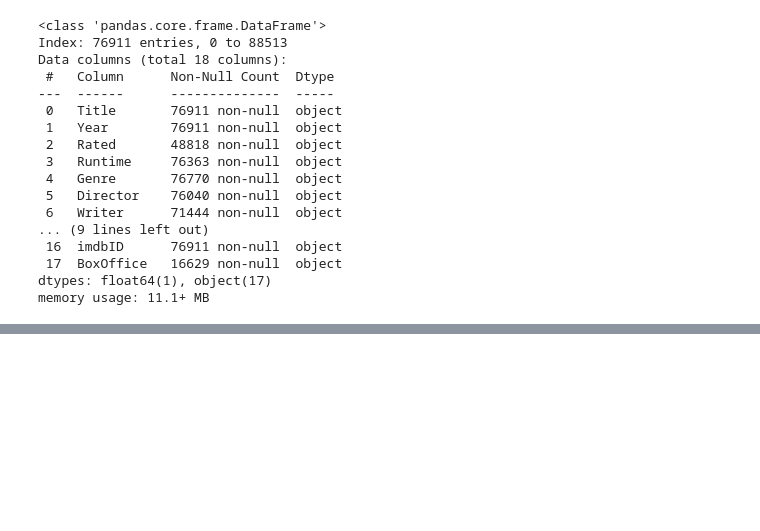
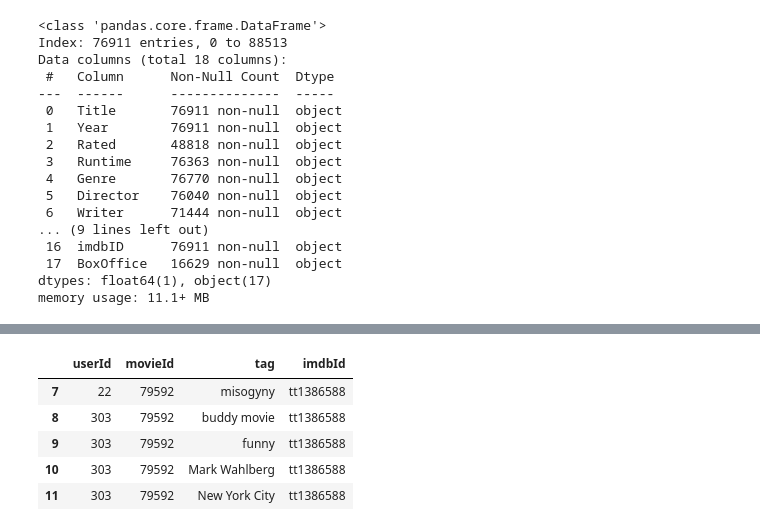
Before and after one commit to NgHoangQuan2204/Recommendation-System, a Jupyter notebook: notebooks/data-preprocessing.ipynb, the cells around one changed output, grey strips where cells are left out. Cells and saved outputs as stored; diff of their text form; code cells hidden in the pictures; blank space fills up the shorter version.

```diff
--- a/notebooks/data-preprocessing.ipynb
+++ b/notebooks/data-preprocessing.ipynb
@@ -96,5 +86,5 @@ C
 # %%
 vote_count = df[df['imdbVotes'].notnull()]['imdbVotes'].astype('int')
-m = vote_count.quantile(0.85)
+m = vote_count.quantile(0.9)
 m
 # %% [output]
@@ -210,0 +188,10 @@ result.head(10)
+# %%
+tags_df = merged_tags_df[merged_tags_df['imdbId'].isin(qualified['imdbID'])]
+tags_df.head(5)
+# %% [output]
+|  | userId | movieId | tag | imdbId |
+| 7 | 22 | 79592 | misogyny | tt1386588 |
+| 8 | 303 | 79592 | buddy movie | tt1386588 |
+| 9 | 303 | 79592 | funny | tt1386588 |
+| 10 | 303 | 79592 | Mark Wahlberg | tt1386588 |
+| 11 | 303 | 79592 | New York City | tt1386588 |
```
Also changed, not shown: parts of 18 cells of this notebook.
